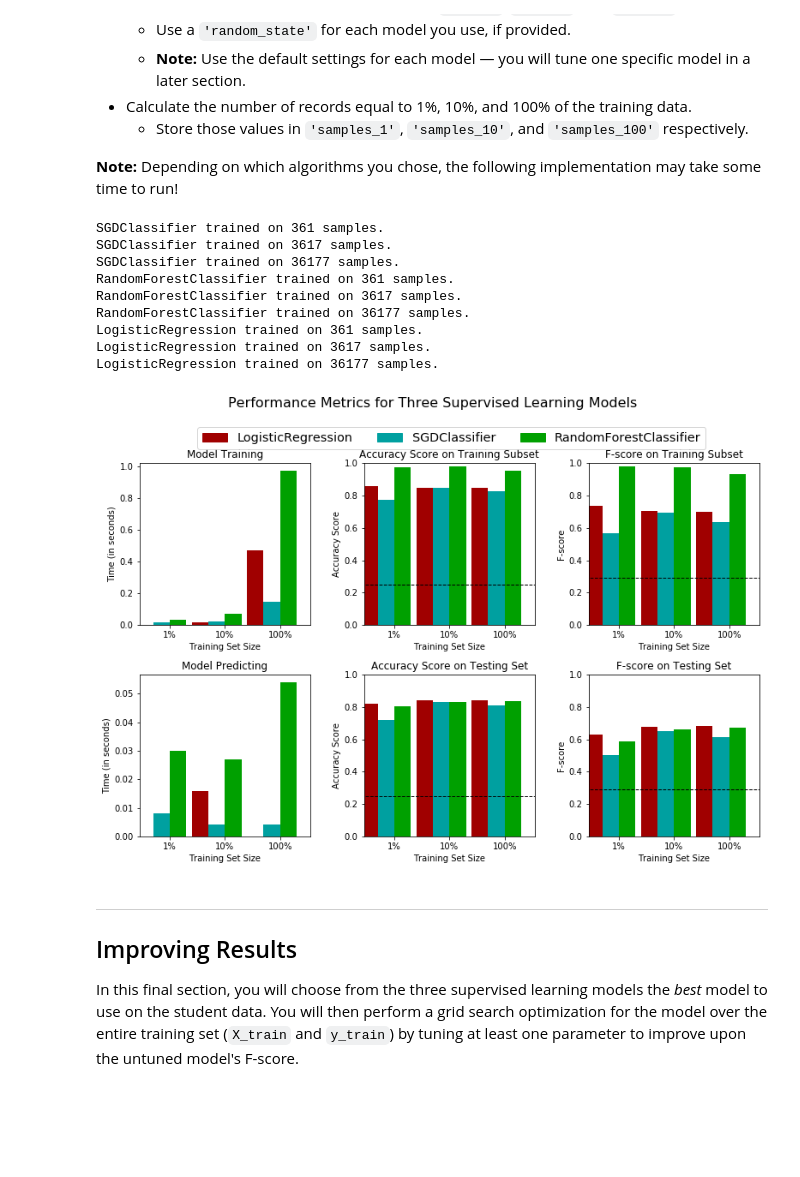
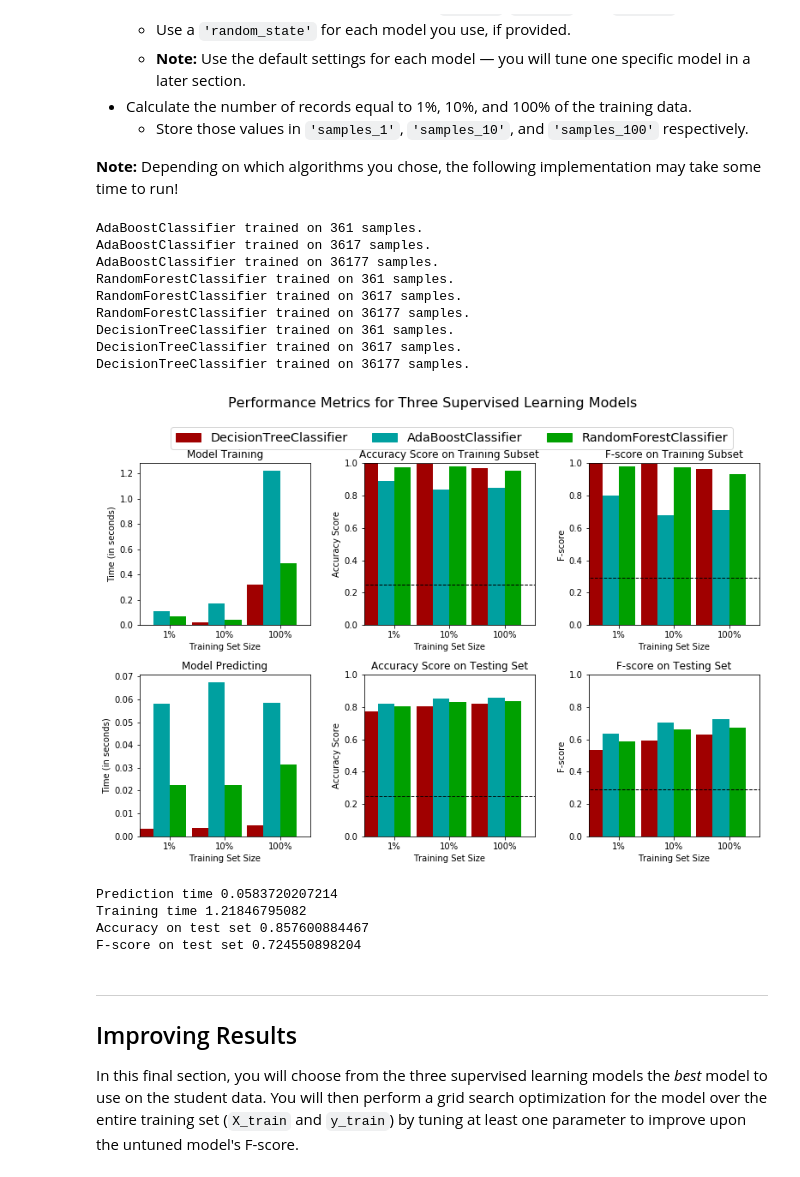
Before and after one commit to fink-stanislav/machine-learning, a Jupyter notebook: projects/finding_donors/finding_donors.ipynb, the cells around one changed output. Saved outputs shown, nothing was run; the diff lists cells and outputs as text; code cells hidden in the pictures; blank space fills up the shorter version.

```diff
--- a/projects/finding_donors/finding_donors.ipynb
+++ b/projects/finding_donors/finding_donors.ipynb
@@ -481,45 +416,60 @@ In the code cell, you will need to implement the following:
 
 **Note:** Depending on which algorithms you chose, the following implementation may take some time to run!
 # %%
-from sklearn.naive_bayes import GaussianNB
 from sklearn.ensemble import RandomForestClassifier
-from sklearn.linear_model import LogisticRegression
-from sklearn.linear_model import SGDClassifier
-from sklearn.svm import SVC
+from sklearn.ensemble import AdaBoostClassifier
+from sklearn.tree import DecisionTreeClassifier
 
-clf_A = SGDClassifier(random_state=0)
+clf_A = AdaBoostClassifier(random_state=0)
 clf_B = RandomForestClassifier(random_state=0)
-clf_C = LogisticRegression(random_state=0)
+clf_C = DecisionTreeClassifier(random_state=0)
 
 # HINT: samples_100 is the entire training set i.e. len(y_train)
 # HINT: samples_10 is 10% of samples_100
 # HINT: samples_1 is 1% of samples_100
 samples_100 = len(y_train)
 samples_10 = samples_100 / 10
 samples_1 = samples_10 / 10
 
 # Collect results on the learners
 results = {}
 for clf in [clf_A, clf_B, clf_C]:
     clf_name = clf.__class__.__name__
     results[clf_name] = {}
     for i, samples in enumerate([samples_1, samples_10, samples_100]):
         results[clf_name][i] = \
         train_predict(clf, samples, X_train, y_train, X_test, y_test)
 
 # Run metrics visualization for the three supervised learning models chosen
 vs.evaluate(results, accuracy, fscore)
+
+hundert_percent_result = results['AdaBoostClassifier'][2]
+accuracy_on_test_set = hundert_percent_result['acc_test']
+f_score_on_test_set = hundert_percent_result['f_test']
+
+pred_time = hundert_percent_result['pred_time']
+train_time = hundert_percent_result['train_time']
+
+print "Prediction time {}".format(pred_time)
+print "Training time {}".format(train_time)
+
+print "Accuracy on test set {}".format(accuracy_on_test_set)
+print "F-score on test set {}".format(f_score_on_test_set)
 # %% [output]
-SGDClassifier trained on 361 samples.
-SGDClassifier trained on 3617 samples.
-SGDClassifier trained on 36177 samples.
+AdaBoostClassifier trained on 361 samples.
+AdaBoostClassifier trained on 3617 samples.
+AdaBoostClassifier trained on 36177 samples.
 RandomForestClassifier trained on 361 samples.
 RandomForestClassifier trained on 3617 samples.
 RandomForestClassifier trained on 36177 samples.
-LogisticRegression trained on 361 samples.
-LogisticRegression trained on 3617 samples.
-LogisticRegression trained on 36177 samples.
+DecisionTreeClassifier trained on 361 samples.
+DecisionTreeClassifier trained on 3617 samples.
+DecisionTreeClassifier trained on 36177 samples.
-[figure, old version]
+[figure, new version]
+Prediction time 0.0583720207214
+Training time 1.21846795082
+Accuracy on test set 0.857600884467
+F-score on test set 0.724550898204
 # %% [markdown]
 ----
 ## Improving Results
```
Also changed, not shown: parts of 20 cells of this notebook.
